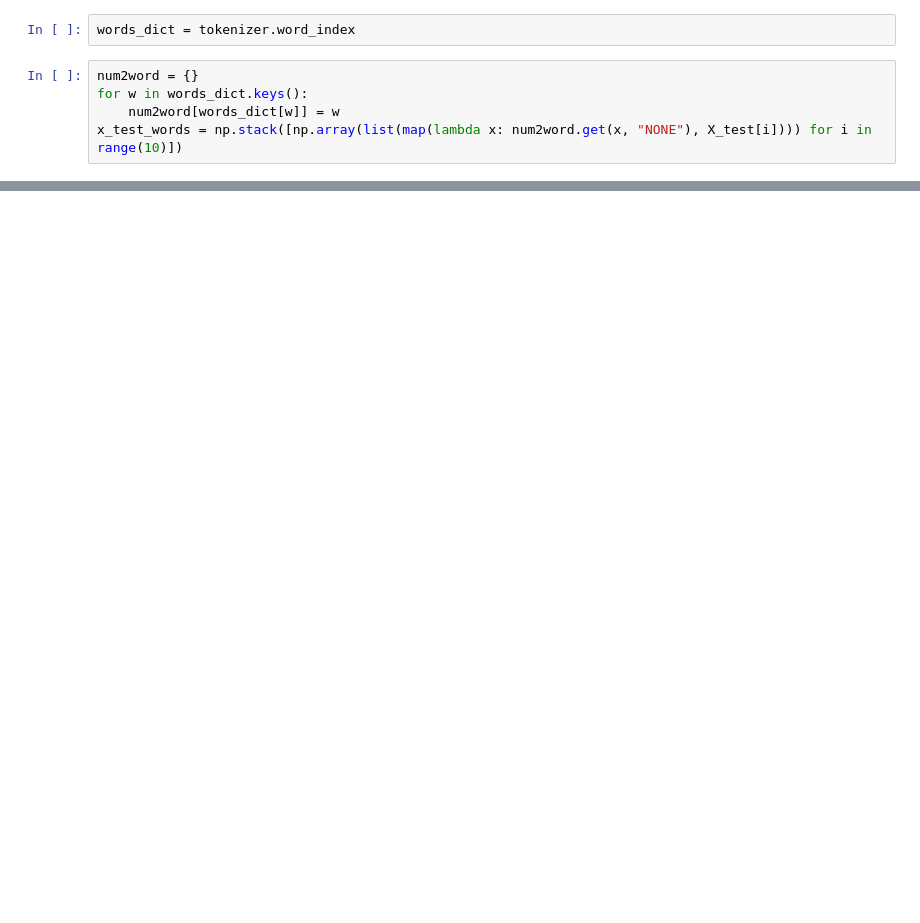
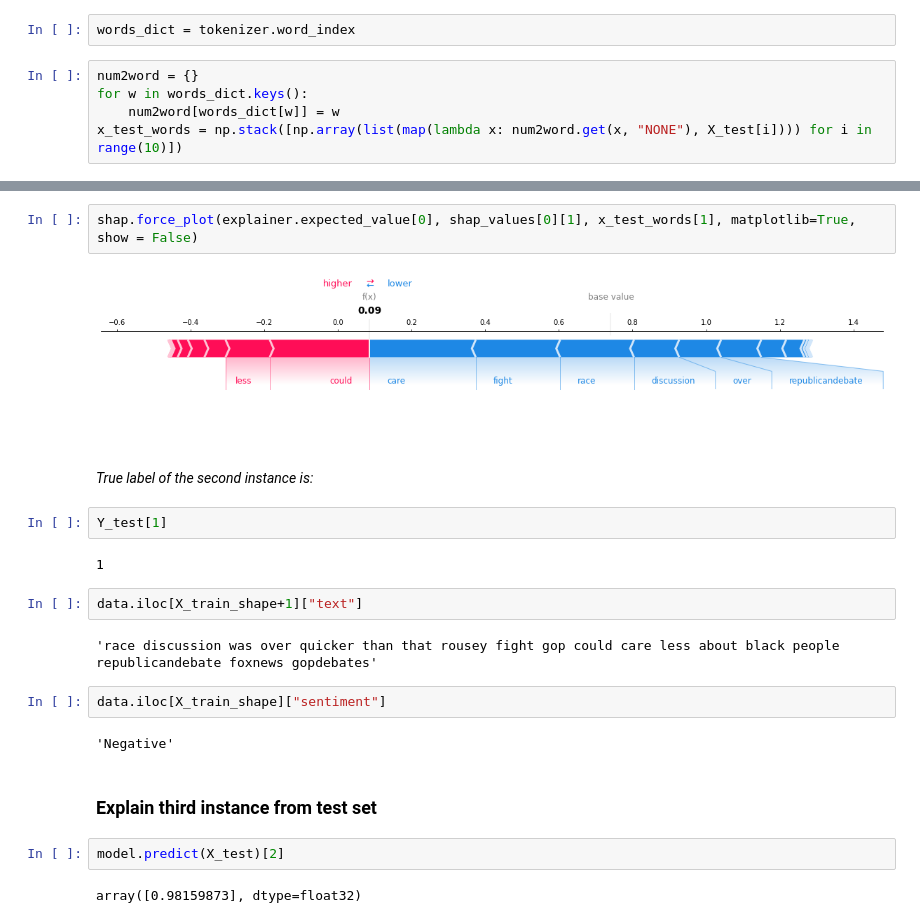
Before and after one commit to klosokm/sentiment-analysis-lstm-xai, a Jupyter notebook: notebooks/lstm-sentiment-analysis-xai.ipynb, the cells around one changed output, grey strips where cells are left out. Cells and saved outputs as stored; diff of their text form; blank space fills up the shorter version.

```diff
--- a/notebooks/lstm-sentiment-analysis-xai.ipynb
+++ b/notebooks/lstm-sentiment-analysis-xai.ipynb
@@ -270,0 +291,24 @@ shap.force_plot(explainer.expected_value[0], shap_values[0][0], x_test_words[0],
+# %%
+shap.force_plot(explainer.expected_value[0], shap_values[0][1], x_test_words[1], matplotlib=True, show = False)
+# %% [output]
+[figure, added]
+# %% [markdown]
+*True label of the second instance is:*
+# %%
+Y_test[1]
+# %% [output]
+1
+# %%
+data.iloc[X_train_shape+1]["text"]
+# %% [output]
+'race discussion was over quicker than that rousey fight gop could care less about black people republicandebate foxnews gopdebates'
+# %%
+data.iloc[X_train_shape]["sentiment"]
+# %% [output]
+'Negative'
+# %% [markdown]
+### Explain third instance from test set
+# %%
+model.predict(X_test)[2]
+# %% [output]
+array([0.98159873], dtype=float32)
```
Also changed, not shown: parts of 27 cells of this notebook.
